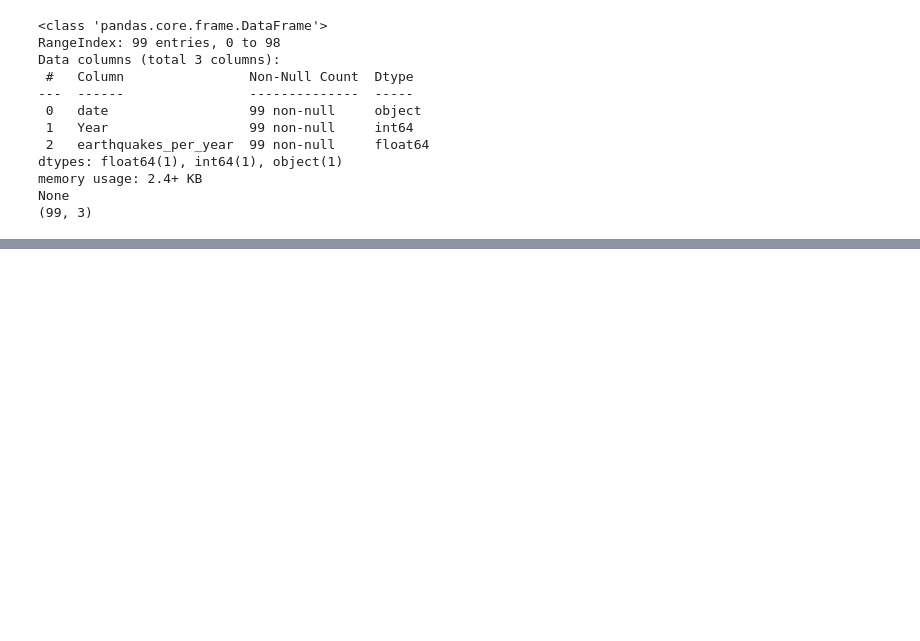
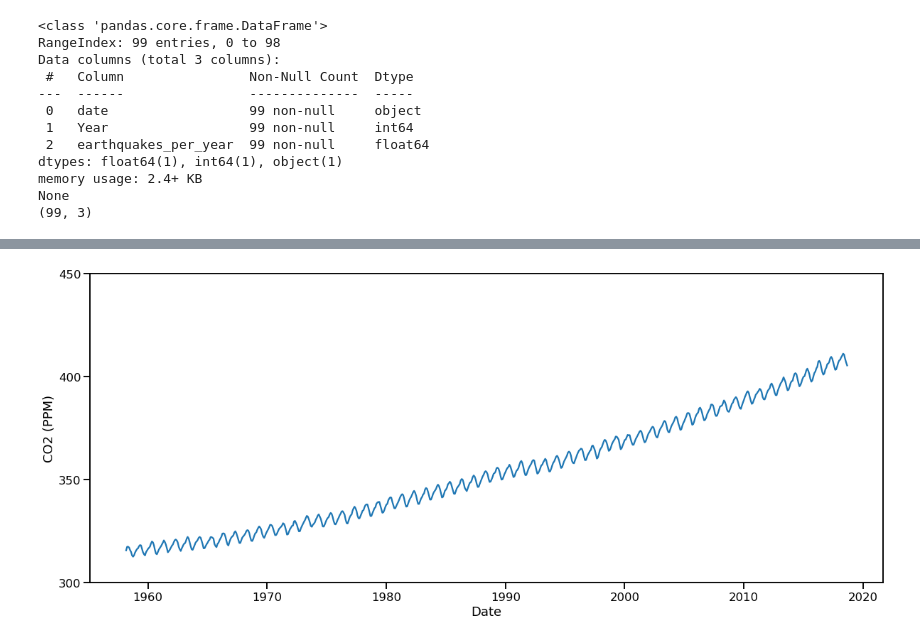
Before and after one commit to SKawsar/Data-Visualization-with-Python, a Jupyter notebook: Lecture_8.ipynb, the cells around one changed output, grey strips where cells are left out. Cells and saved outputs as stored; diff of their text form; code cells hidden in the pictures; blank space fills up the shorter version.

```diff
--- a/Lecture_8.ipynb
+++ b/Lecture_8.ipynb
@@ -101,0 +178,8 @@ plt.show()
+# %%
+co2 = pd.read_csv("co2.csv")
+co2['date'] = pd.to_datetime(co2['date'])
+
+display(co2.head())
+display(co2.tail())
+display(co2.info())
+print(co2.shape)
@@ -101,0 +210,10 @@ plt.show()
+# %%
+plt.figure(figsize=(20,8))
+plt.plot(co2["date"], co2["CO2_ppm"])
+
+plt.xlabel("Date")
+plt.ylabel("CO2 (PPM)")
+plt.yticks(np.arange(300, 500, 50))
+plt.show()
+# %% [output]
+[figure, added]
```
Also changed, not shown: parts of 10 cells of this notebook.
